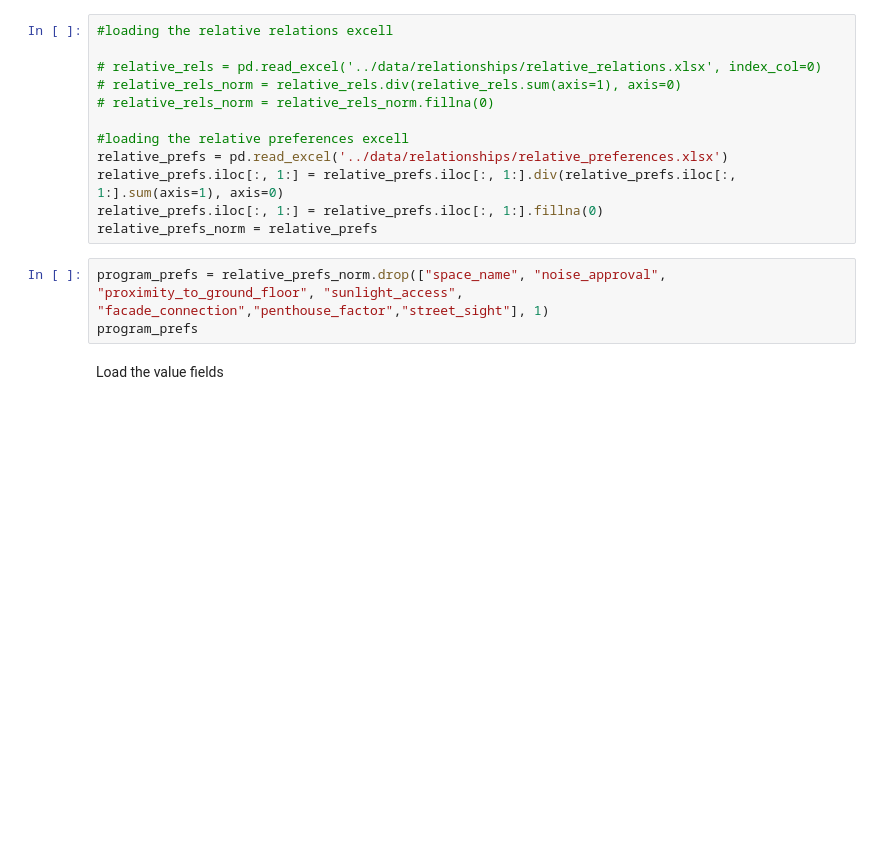
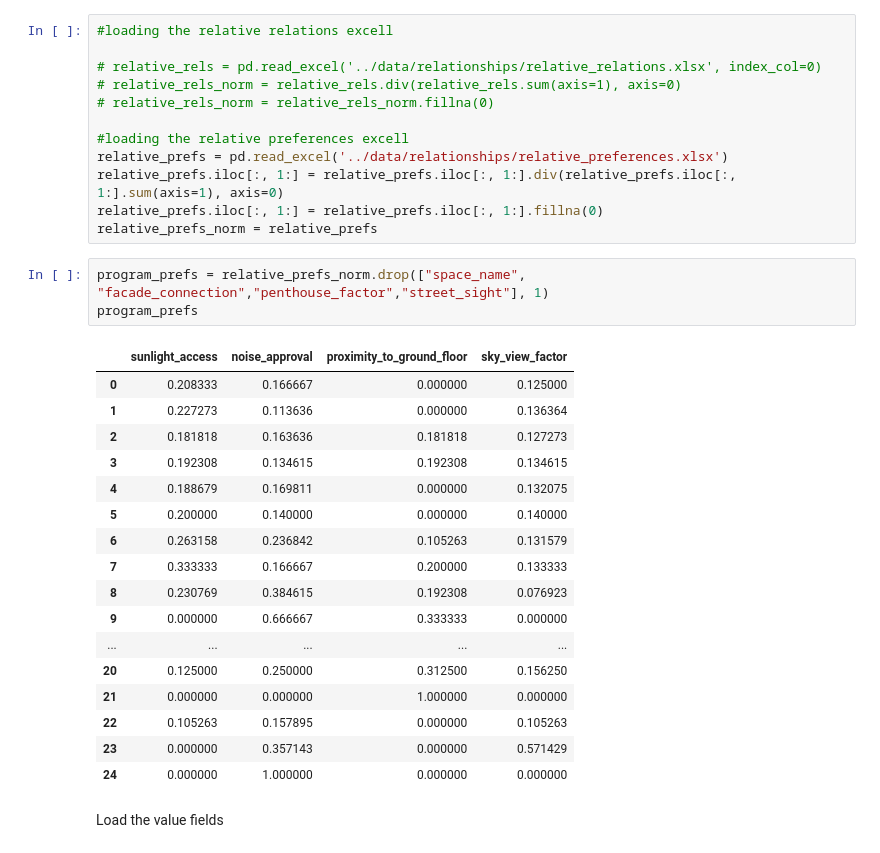
Before and after one commit to shervinazadi/spatial_computing_project_template, a Jupyter notebook: scripts/3_agent_growth.ipynb, the cells around one changed output. Saved outputs shown, nothing was run; the diff lists cells and outputs as text; blank space fills up the shorter version.

Commit message:
noise_calculation final thing. Agent growth works

```diff
--- a/scripts/3_agent_growth.ipynb
+++ b/scripts/3_agent_growth.ipynb
@@ -42,8 +54,26 @@ relative_prefs.iloc[:, 1:] = relative_prefs.iloc[:, 1:].div(relative_prefs.iloc[
 relative_prefs.iloc[:, 1:] = relative_prefs.iloc[:, 1:].fillna(0)
 relative_prefs_norm = relative_prefs
 # %%
-program_prefs = relative_prefs_norm.drop(["space_name", "noise_approval", "proximity_to_ground_floor", "sunlight_access", "facade_connection","penthouse_factor","street_sight"], 1)
+program_prefs = relative_prefs_norm.drop(["space_name", "facade_connection","penthouse_factor","street_sight"], 1)
 program_prefs
+# %% [output]
+|  | sunlight_access | noise_approval | proximity_to_ground_floor | sky_view_factor |
+| 0 | 0.208333 | 0.166667 | 0.000000 | 0.125000 |
+| 1 | 0.227273 | 0.113636 | 0.000000 | 0.136364 |
+| 2 | 0.181818 | 0.163636 | 0.181818 | 0.127273 |
+| 3 | 0.192308 | 0.134615 | 0.192308 | 0.134615 |
+| 4 | 0.188679 | 0.169811 | 0.000000 | 0.132075 |
+| 5 | 0.200000 | 0.140000 | 0.000000 | 0.140000 |
+| 6 | 0.263158 | 0.236842 | 0.105263 | 0.131579 |
+| 7 | 0.333333 | 0.166667 | 0.200000 | 0.133333 |
+| 8 | 0.230769 | 0.384615 | 0.192308 | 0.076923 |
+| 9 | 0.000000 | 0.666667 | 0.333333 | 0.000000 |
+| ... | ... | ... | ... | ... |
+| 20 | 0.125000 | 0.250000 | 0.312500 | 0.156250 |
+| 21 | 0.000000 | 0.000000 | 1.000000 | 0.000000 |
+| 22 | 0.105263 | 0.157895 | 0.000000 | 0.105263 |
+| 23 | 0.000000 | 0.357143 | 0.000000 | 0.571429 |
+| 24 | 0.000000 | 1.000000 | 0.000000 | 0.000000 |
 # %% [markdown]
 Load the value fields
 # %%
```
Also changed, not shown: parts of 4 cells of this notebook, 4 other files.
